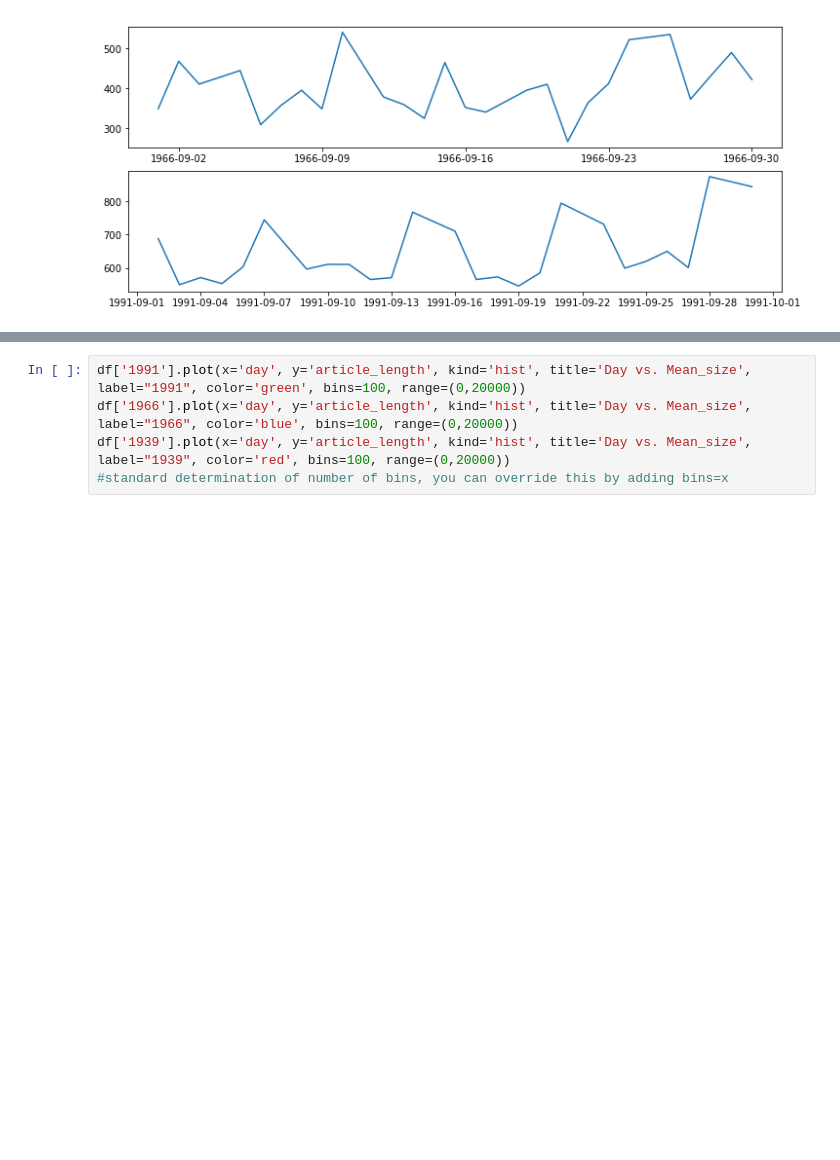
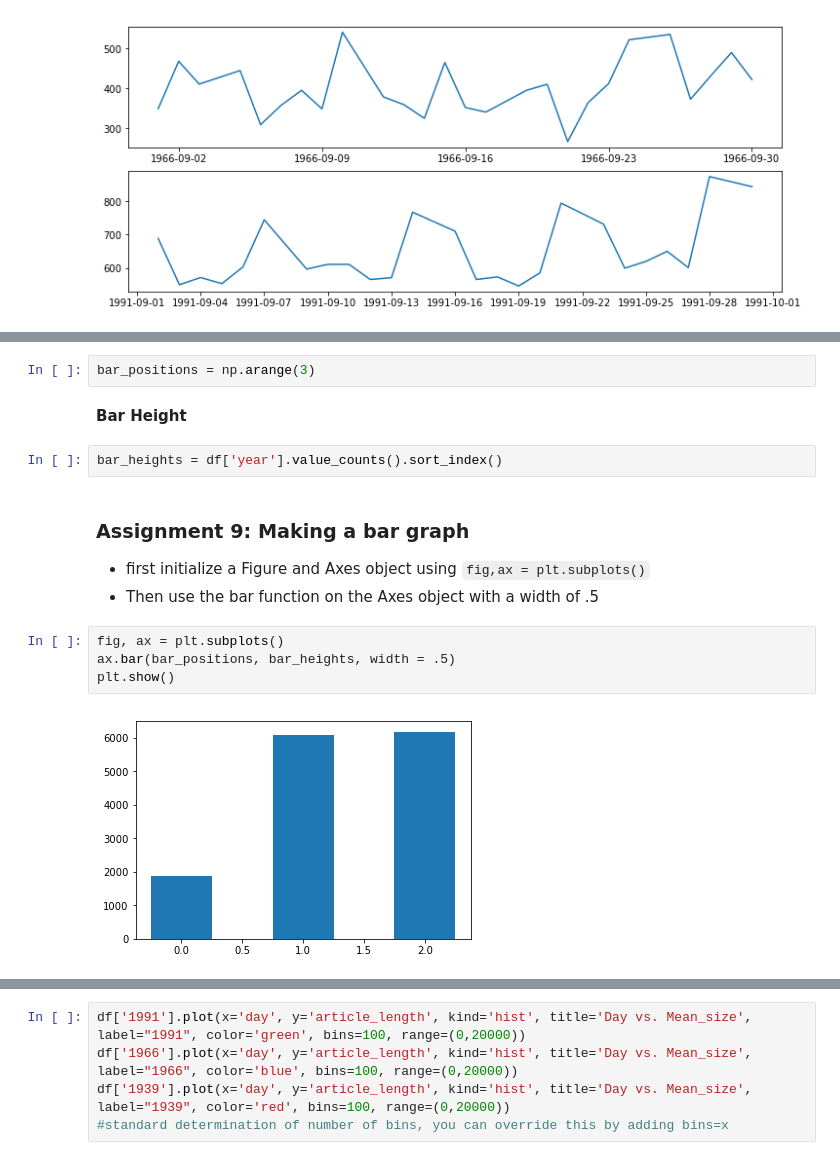
Before and after one commit to melvinwevers/python-visualization-workshop, a Jupyter notebook: Python Viz Workshop.ipynb, the cells around one changed output, grey strips where cells are left out. Saved outputs shown, nothing was run; the diff lists cells and outputs as text; blank space fills up the shorter version.

````diff
--- a/Python Viz Workshop.ipynb
+++ b/Python Viz Workshop.ipynb
@@ -495,0 +387,16 @@ df['1939'].plot(x='day', y='article_length', kind='hist', title='Day vs. Mean_si
+# %%
+bar_positions = np.arange(3)
+# %% [markdown]
+__Bar Height__
+# %%
+bar_heights = df['year'].value_counts().sort_index()
+# %% [markdown]
+### Assignment 9: Making a bar graph
+* first initialize a Figure and Axes object using ```fig,ax = plt.subplots()```
+* Then use the bar function on the Axes object with a width of .5
+# %%
+fig, ax = plt.subplots()
+ax.bar(bar_positions, bar_heights, width = .5)
+plt.show()
+# %% [output]
+[figure, added]
````
Also changed, not shown: parts of 83 cells of this notebook.
